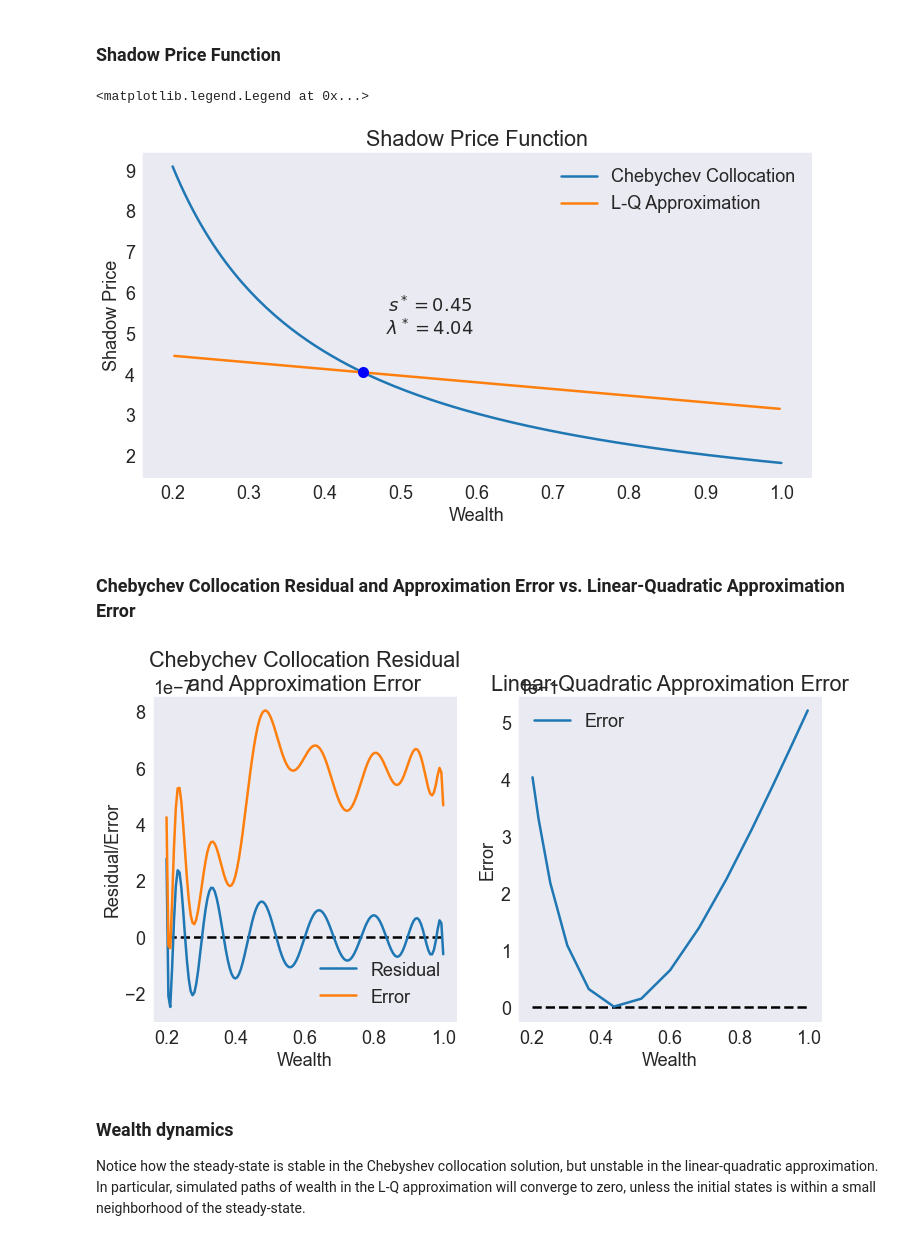
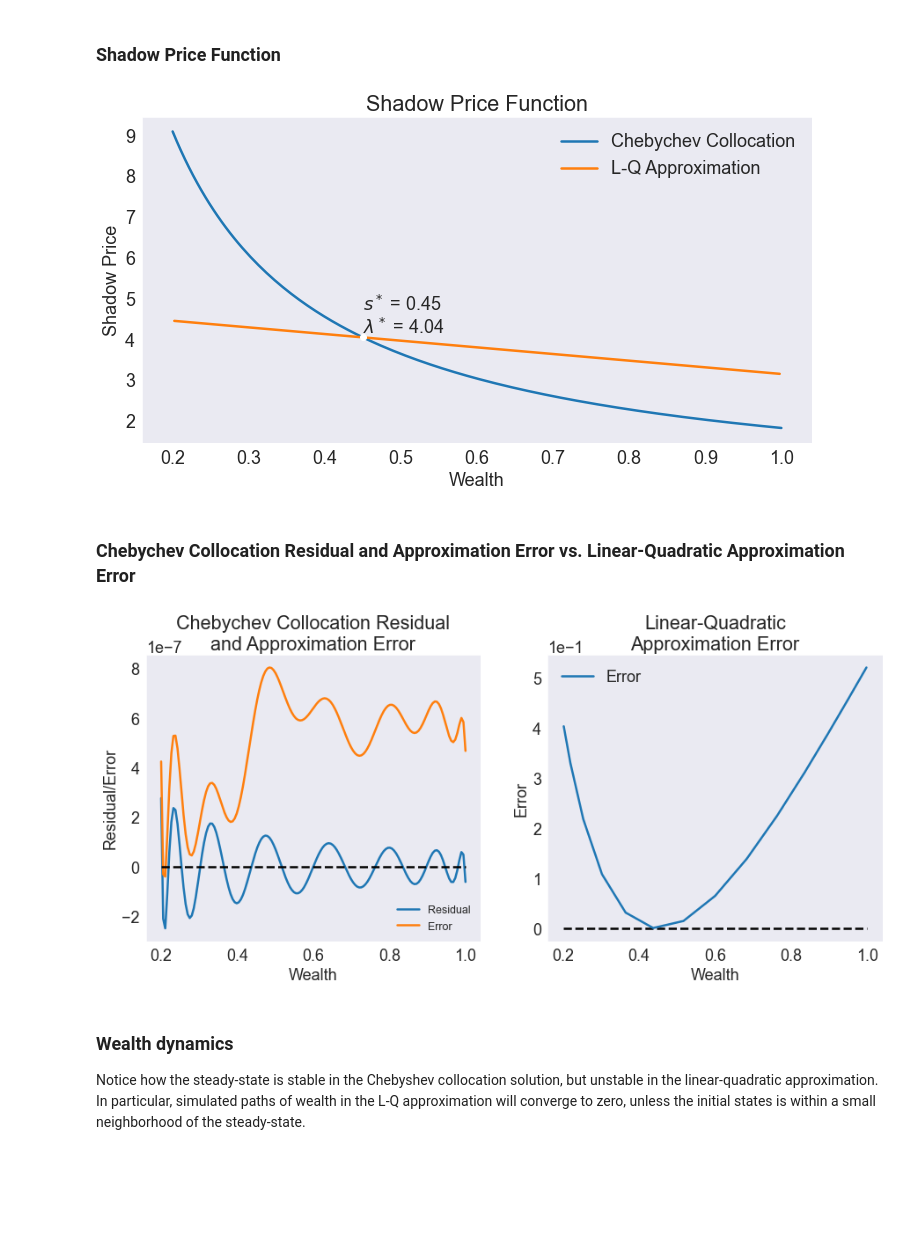
Before and after one commit to randall-romero/CompEcon, a Jupyter notebook: notebooks/dp/06 Deterministic Optimal Economic Growth Model.ipynb, the cells around one changed output. Drawn from its saved outputs; the diff is of its cells as text; code cells hidden in the pictures; blank space fills up the shorter version.

Commit message:
drop dependence on compecon.demo

```diff
--- a/notebooks/dp/06 Deterministic Optimal Economic Growth Model.ipynb
+++ b/notebooks/dp/06 Deterministic Optimal Economic Growth Model.ipynb
@@ -218,31 +233,34 @@ plt.legend(loc= 'upper left')
 # %% [markdown]
 ### Shadow Price Function
 # %%
-fig3 = demo.figure('Shadow Price Function', 'Wealth', 'Shadow Price')
-plt.plot(S['shadow price'], label='Chebychev Collocation')
-plt.plot(L['shadow price'], label='L-Q Approximation')
-demo.annotate(sstar, pstar,f'$s^* = {sstar:.2f}$\n$\lambda^* = {pstar:.2f}$', 'bo', (10, 17),ms=10)
-plt.legend(loc= 'upper right')
+fig3, ax = plt.subplots()
+ax.set(title='Shadow Price Function', xlabel='Wealth', ylabel='Shadow Price')
+ax.plot(S['shadow price'], label='Chebychev Collocation')
+ax.plot(L['shadow price'], label='L-Q Approximation')
+
+ax.plot(ss['Wealth'], ss['Shadow Price'],'wo')
+ax.annotate(f"$s^*$ = {ss['Wealth']:.2f}\n$\lambda^*$ = {ss['Shadow Price']:.2f}",ss[['Wealth', 'Shadow Price']],va='bottom')
+ax.legend(loc= 'upper right');
 # %% [output]
-<matplotlib.legend.Legend at 0x...>
-[figure, old version]
+[figure, new version]
 # %% [markdown]
 ### Chebychev Collocation Residual and Approximation Error vs. Linear-Quadratic Approximation Error
 # %%
-fig4 = plt.figure(figsize=[12, 6])
-demo.subplot(1, 2, 1, 'Chebychev Collocation Residual\nand Approximation Error', 'Wealth', 'Residual/Error')
-plt.hlines(0,smin,smax,'k',linestyles='--')
-plt.plot(S[['resid', 'error']])
-plt.legend(['Residual','Error'], loc='lower right')
-plt.ticklabel_format(style='sci', axis='y', scilimits=(-1,1))
+fig4, (ax0, ax1) = plt.subplots(1,2,figsize=[15, 6])
+ax0.set(title='Chebychev Collocation Residual\nand Approximation Error', xlabel='Wealth', ylabel='Residual/Error')
 
-demo.subplot(1, 2, 2, 'Linear-Quadratic Approximation Error', 'Wealth', 'Error')
-plt.hlines(0,smin,smax,'k',linestyles='--')
-plt.plot(L['error'], label='Error')
-plt.legend(loc='upper left')
-plt.ticklabel_format(style='sci', axis='y', scilimits=(-1,1))
+ax0.plot(S[['resid', 'error']])
+ax0.legend(['Residual','Error'], loc='lower right', fontsize='x-small')
+ax0.hlines(0,smin,smax,'k',linestyles='--')
+ax0.ticklabel_format(style='sci', axis='y', scilimits=(-1,1))
+
+ax1.set(title='Linear-Quadratic\nApproximation Error', xlabel='Wealth', ylabel='Error')
+ax1.hlines(0,smin,smax,'k',linestyles='--')
+ax1.plot(L['error'], label='Error')
+ax1.legend(loc='upper left')
+ax1.ticklabel_format(style='sci', axis='y', scilimits=(-1,1))
 # %% [output]
-[figure, old version]
+[figure, new version]
 # %% [markdown]
 ### Wealth dynamics
 
```
Also changed, not shown: parts of 11 cells of this notebook, 14 other files.
